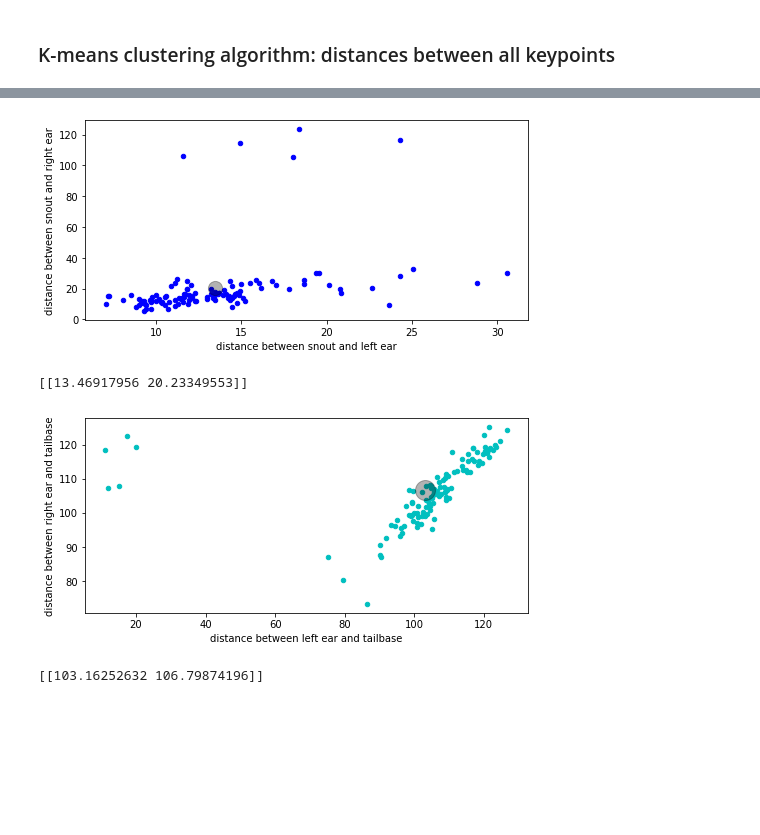
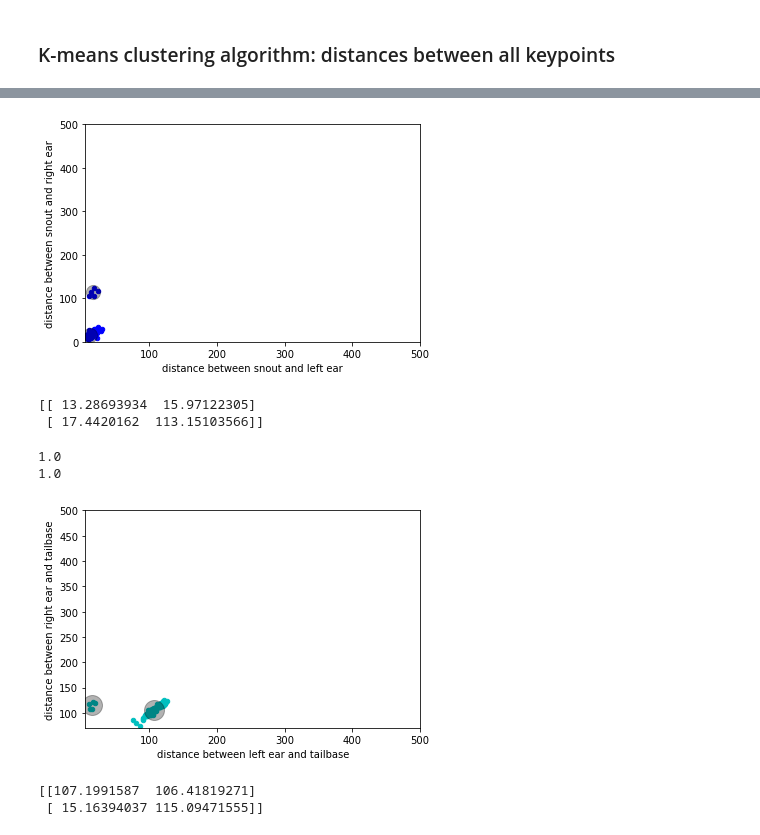
Before and after one commit to clara-rossignol/Bachelor-Project, a Jupyter notebook: clustering-finding-outliers.ipynb, the cells around one changed output, grey strips where cells are left out. Saved outputs shown, nothing was run; the diff lists cells and outputs as text; code cells hidden in the pictures; blank space fills up the shorter version.

```diff
--- a/clustering-finding-outliers.ipynb
+++ b/clustering-finding-outliers.ipynb
@@ -29,7 +29,7 @@ cfg = deeplabcut.auxiliaryfunctions.read_config(path_config_file)
 scorer = cfg['scorer']
 bodyparts = cfg['bodyparts']
 # %%
-from FunctionsLib import distance_keypoints
+from FunctionsLib import distance_keypoints,clean_dataset
 df = pd.read_hdf(r'openfield-Pranav-2018-08-20\labeled-data\m1s1\CollectedData_Pranav.h5')
 dist = distance_keypoints(df,'snout','tailbase')
 
@@ -39,12 +39,6 @@ print(nan_rows)
 
 data = pd.DataFrame(data=dist, index=df.index, columns=None)
 
-# remove any NaN values from our distances dataset
-def clean_dataset(df):
-    assert isinstance(df, pd.DataFrame), "df needs to be a pd.DataFrame"
-    df.dropna(inplace=True)
-    indices_to_keep = ~df.isin([np.nan, np.inf, -np.inf]).any(1)
-    return df[indices_to_keep].astype(np.float64)
 data = clean_dataset(data)
 #df.plot()
 # %% [output]
@@ -184,11 +177,6 @@ for (a,b,c) in zip(leftear,snout,rightear):
 #this still needs work
 # %%
 data = pd.DataFrame(data=angles, index=df.index, columns=None)
-def clean_dataset(df):
-    assert isinstance(df, pd.DataFrame), "df needs to be a pd.DataFrame"
-    df.dropna(inplace=True)
-    indices_to_keep = ~df.isin([np.nan, np.inf, -np.inf]).any(1)
-    return df[indices_to_keep].astype(np.float64)
 data = clean_dataset(data)
 # %%
 # Prepare data for model
@@ -523,19 +523,24 @@ from_tail = clean_data[['RT', 'LT']].to_numpy()
 # %%
 plt.scatter(from_snout[:,0], from_snout[:,1], s = 20, c = 'b')
 
 plt.ylabel('distance between snout and right ear')
 plt.xlabel('distance between snout and left ear')
 
-plt.scatter(13.46917956, 20.23349553, c='black', s=200, alpha=0.3)
+plt.xlim(xmax=500)
+plt.ylim(ymax=500)
+
+plt.scatter(13.28693934,  15.97122305, c='black', s=200, alpha=0.3)
+plt.scatter(17.4420162,  113.15103566, c='black', s=200, alpha=0.3)
+
 
 # find a treshold at which it would be interesting to look at the frames to see if the labels are correct
 
 plt.show()
 # %% [output]
-[figure, old version]
+[figure, new version]
 # %%
 # defining the kmeans function
-kmeans = KMeans(n_clusters=1)
+kmeans = KMeans(n_clusters=2)
 
 # fitting the k means algorithm on data
 kmeans.fit(data[['SR', 'SL']])
@@ -544,20 +549,32 @@ y_kmeans = kmeans.predict(data[['SR', 'SL']])
 centers = kmeans.cluster_centers_
 print(centers)
 # %% [output]
-[[13.46917956 20.23349553]]
+[[ 13.28693934  15.97122305]
+ [ 17.4420162  113.15103566]]
+# %%
+from sklearn.metrics.cluster import rand_score,adjusted_rand_score
+print(rand_score(y_kmeans, y_kmeansrl))
+print(adjusted_rand_score(y_kmeans,y_kmeansrl))
+# %% [output]
+1.0
+1.0
 # %%
 plt.scatter(from_tail[:,0], from_tail[:,1], s = 20, c = 'c')
-plt.scatter(103.16252632, 106.79874196, c='black', s=400, alpha=0.3)
+plt.scatter(107.1991587,  106.41819271, c='black', s=400, alpha=0.3)
+plt.scatter( 15.16394037, 115.09471555, c='black', s=400, alpha=0.3)
 
 plt.ylabel('distance between right ear and tailbase')
 plt.xlabel('distance between left ear and tailbase')
 
+plt.xlim(xmax=500)
+plt.ylim(ymax=500)
+
 plt.show()
 # %% [output]
-[figure, old version]
+[figure, new version]
 # %%
 # defining the kmeans function
-kmeans = KMeans(n_clusters=1)
+kmeans = KMeans(n_clusters=2)
 
 # fitting the k means algorithm on data
 kmeans.fit(data[['RT', 'LT']])
@@ -566,4 +583,5 @@ y_kmeans = kmeans.predict(data[['RT', 'LT']])
 centers = kmeans.cluster_centers_
 print(centers)
 # %% [output]
-[[103.16252632 106.79874196]]
+[[107.1991587  106.41819271]
+ [ 15.16394037 115.09471555]]
```
Also changed, not shown: parts of 29 cells of this notebook, 2 other files.
